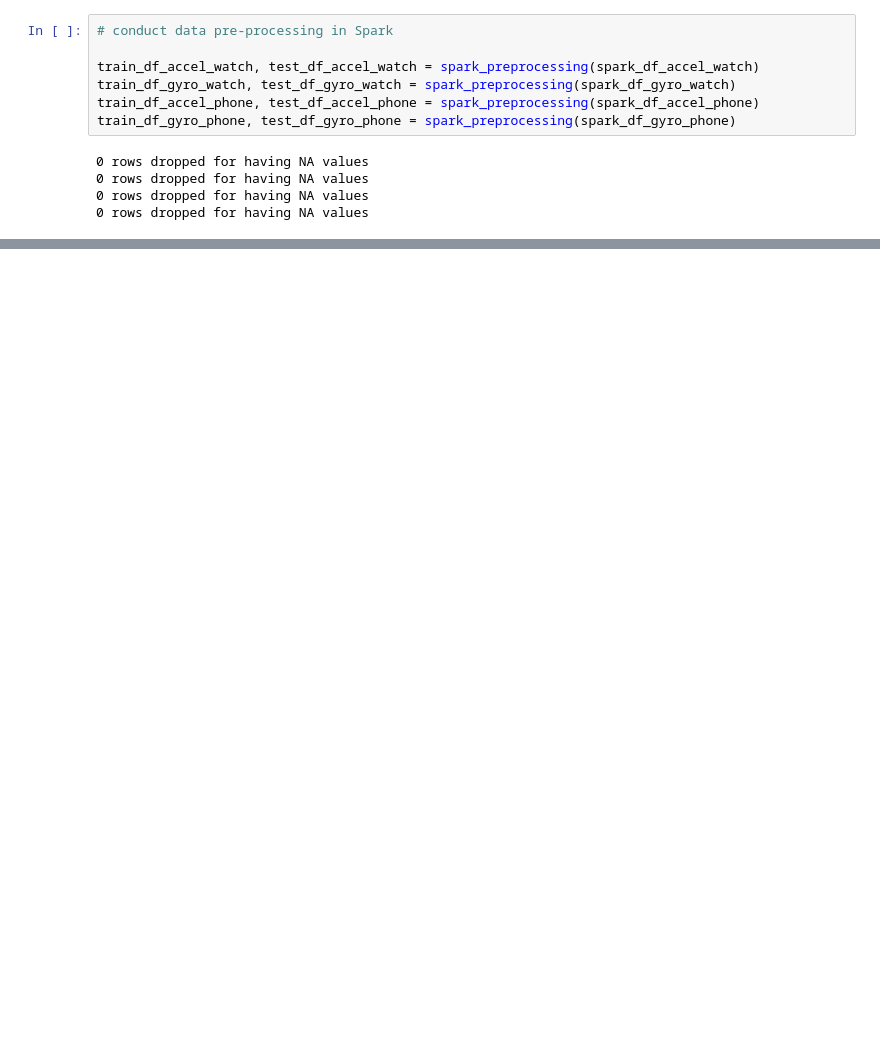
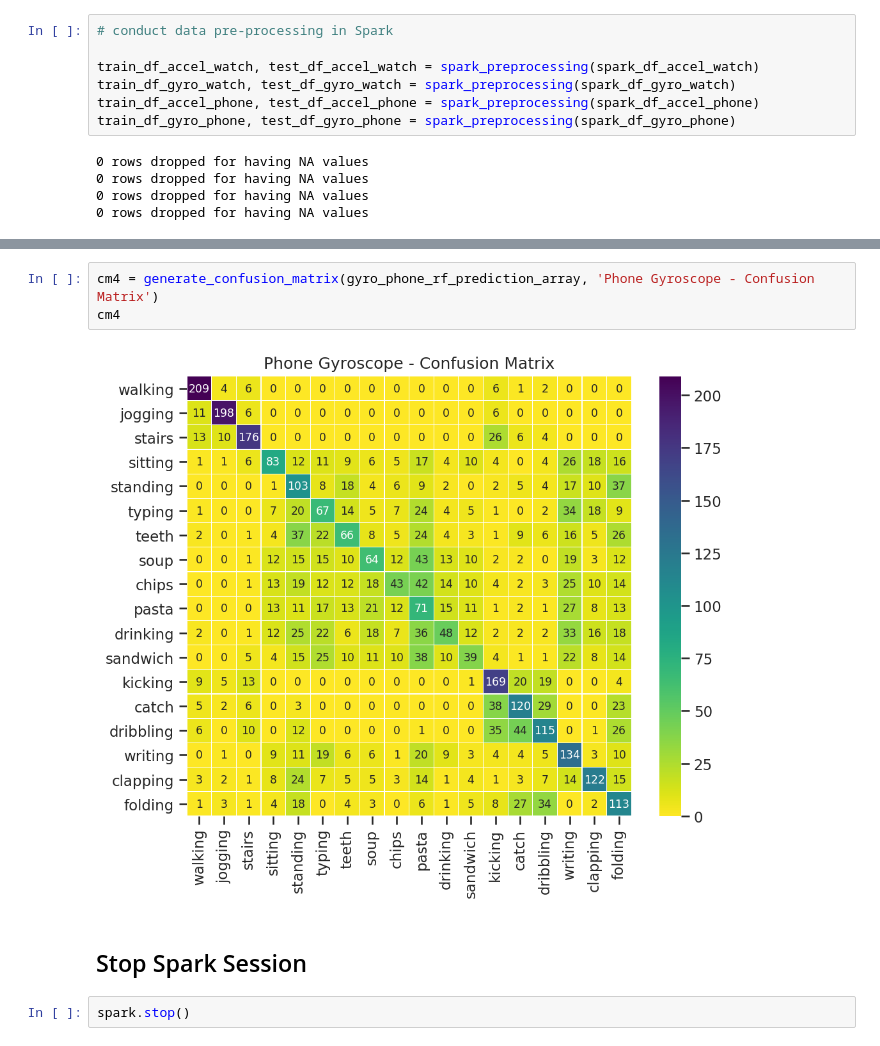
Before and after one commit to mustafaburny/dse-230-final-project, a Jupyter notebook: DSE230-Final_Project.ipynb, the cells around one changed output, grey strips where cells are left out. Cells and saved outputs as stored; diff of their text form; blank space fills up the shorter version.

```diff
--- a/DSE230-Final_Project.ipynb
+++ b/DSE230-Final_Project.ipynb
@@ -420,0 +449,9 @@ classifier=LinearSVC(maxIter=100, regParam=.000000001)
+# %%
+cm4 = generate_confusion_matrix(gyro_phone_rf_prediction_array, 'Phone Gyroscope - Confusion Matrix')
+cm4
+# %% [output]
+[figure, added]
+# %% [markdown]
+## Stop Spark Session
+# %%
+spark.stop()
```
Also changed, not shown: parts of 46 cells of this notebook.
